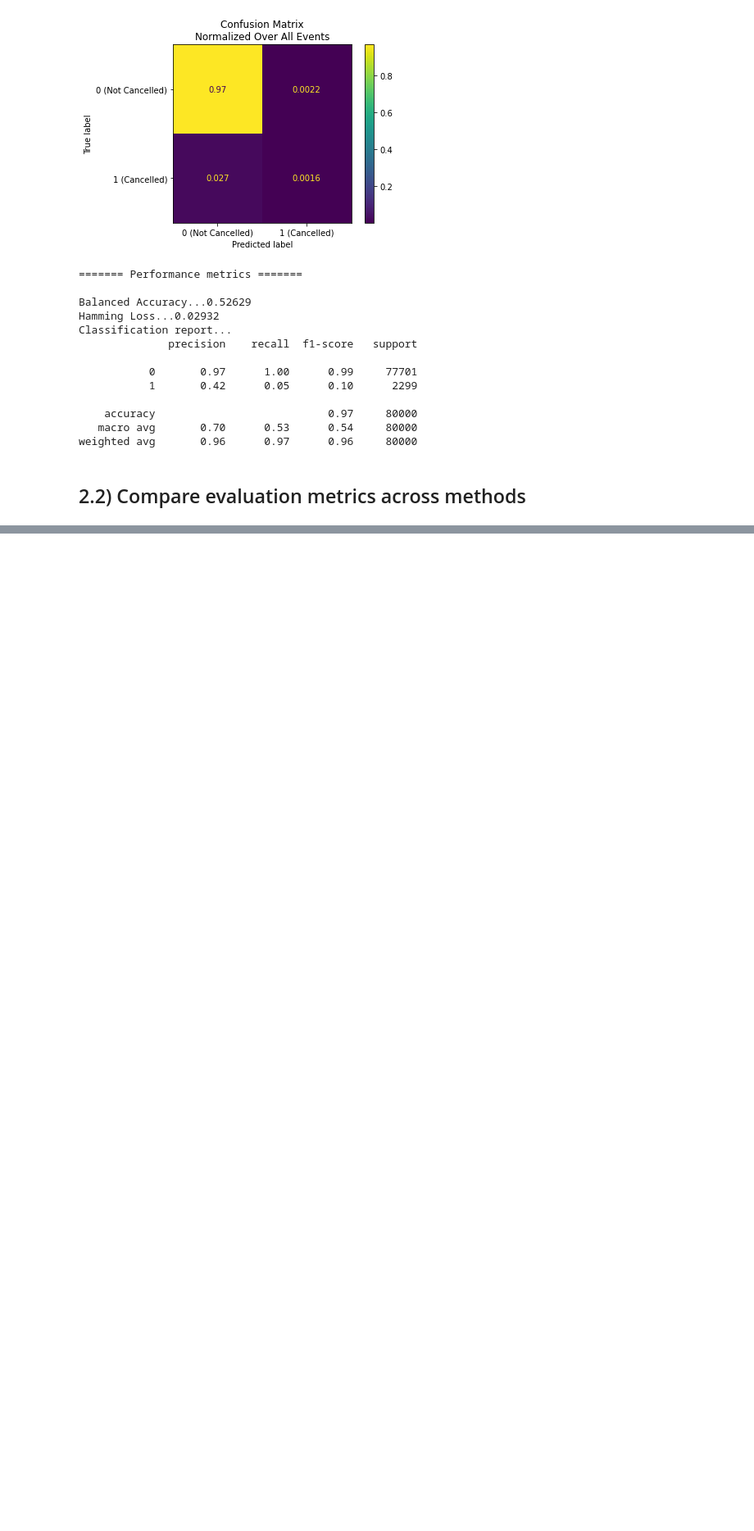
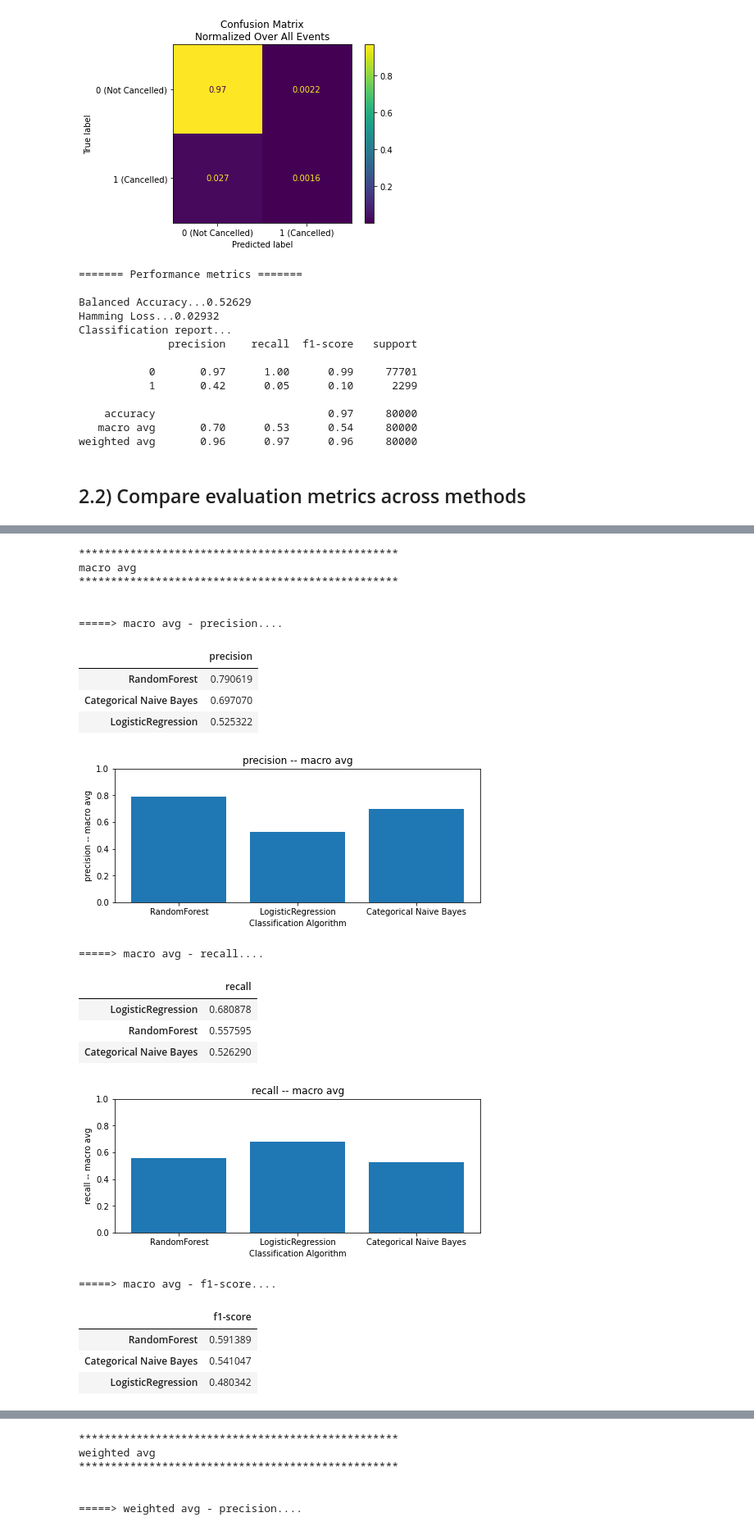
Before and after one commit to erincameron11/PredictingFlightDelay, a Jupyter notebook: notebooks/3_Model_Evaluation.ipynb, the cells around one changed output, grey strips where cells are left out. Shown at 82% size. Drawn from its saved outputs; the diff is of its cells as text; code cells hidden in the pictures; blank space fills up the shorter version.

```diff
--- a/notebooks/3_Model_Evaluation.ipynb
+++ b/notebooks/3_Model_Evaluation.ipynb
@@ -187,0 +320,52 @@ confusion_mats["RandomForest"]
+# %%
+calculations = ["macro avg", "weighted avg"]
+metrics = ["precision", "recall", "f1-score"]
+# %%
+for calculation in calculations:
+
+    print("*" * 50)
+    print(calculation)
+    print("*" * 50)
+
+    for metric in metrics:
+
+        print("\n\n=====> " + calculation + " - " + metric + "....\n\n")
+        to_plot = {}
+
+        for method in eval_metrics:
+            to_plot[method] = eval_metrics[method][calculation][metric]
+
+        to_plot = pd.DataFrame(to_plot.values(), to_plot.keys(), columns = [metric])
+
+        display(to_plot.sort_values(metric, ascending = False))
+
+        plt.figure(figsize = [8,3])
+        plt.bar(to_plot.index, to_plot[metric])
+        plt.ylabel(metric + " -- " + calculation)
+        plt.xlabel("Classification Algorithm")
+        plt.ylim(0,1)
+        plt.title(metric + " -- " + calculation)
+        plt.show()
+# %% [output]
+**************************************************
+macro avg
+**************************************************
+
+
+=====> macro avg - precision....
+|  | precision |
+| RandomForest | 0.790619 |
+| Categorical Naive Bayes | 0.697070 |
+| LogisticRegression | 0.525322 |
+[figure, added]
+=====> macro avg - recall....
+|  | recall |
+| LogisticRegression | 0.680878 |
+| RandomForest | 0.557595 |
+| Categorical Naive Bayes | 0.526290 |
+[figure, added]
+=====> macro avg - f1-score....
+|  | f1-score |
+| RandomForest | 0.591389 |
+| Categorical Naive Bayes | 0.541047 |
+| LogisticRegression | 0.480342 |
@@ -187,0 +373,6 @@ confusion_mats["RandomForest"]
+**************************************************
+weighted avg
+**************************************************
+
+
+=====> weighted avg - precision....
```
Also changed, not shown: parts of 17 cells of this notebook.
